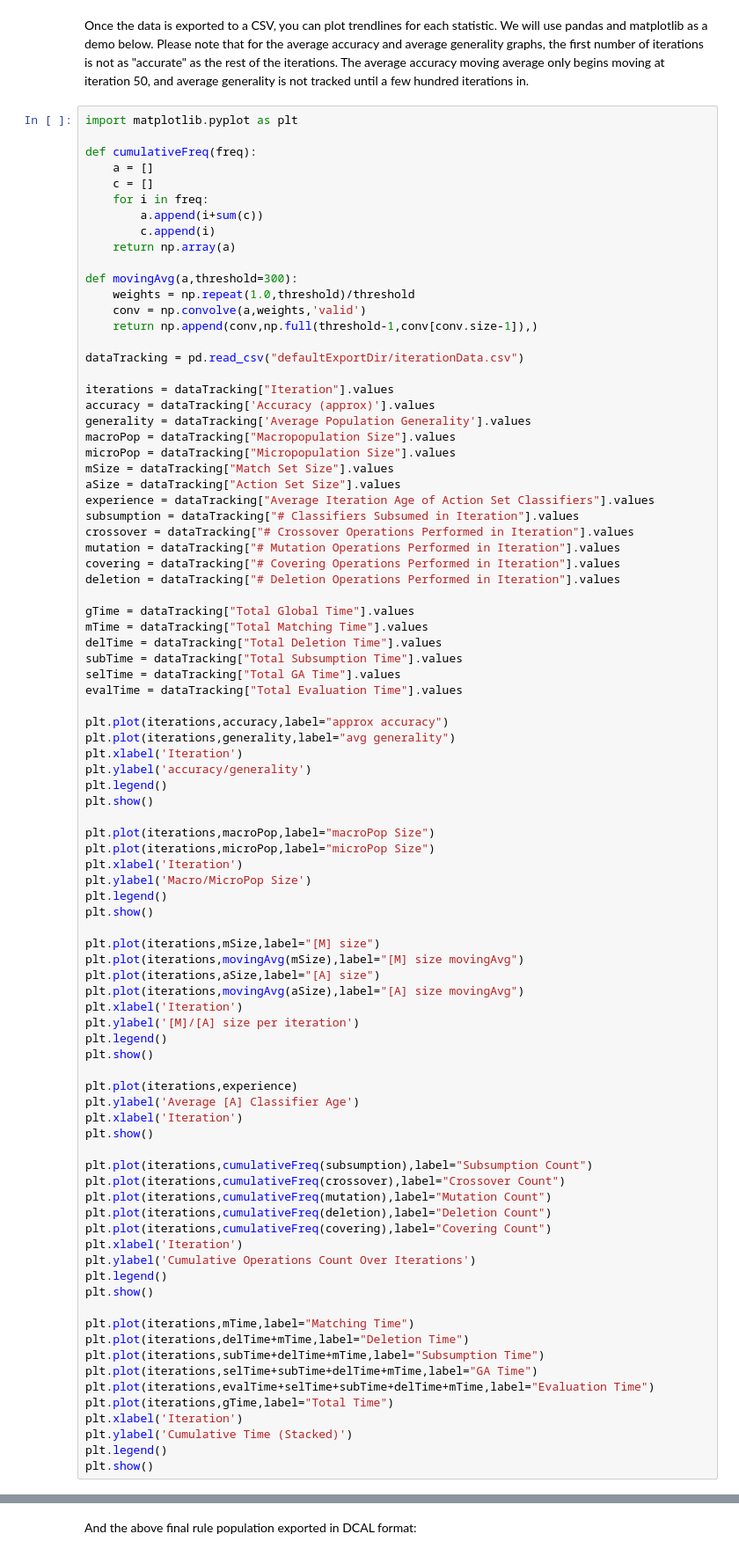
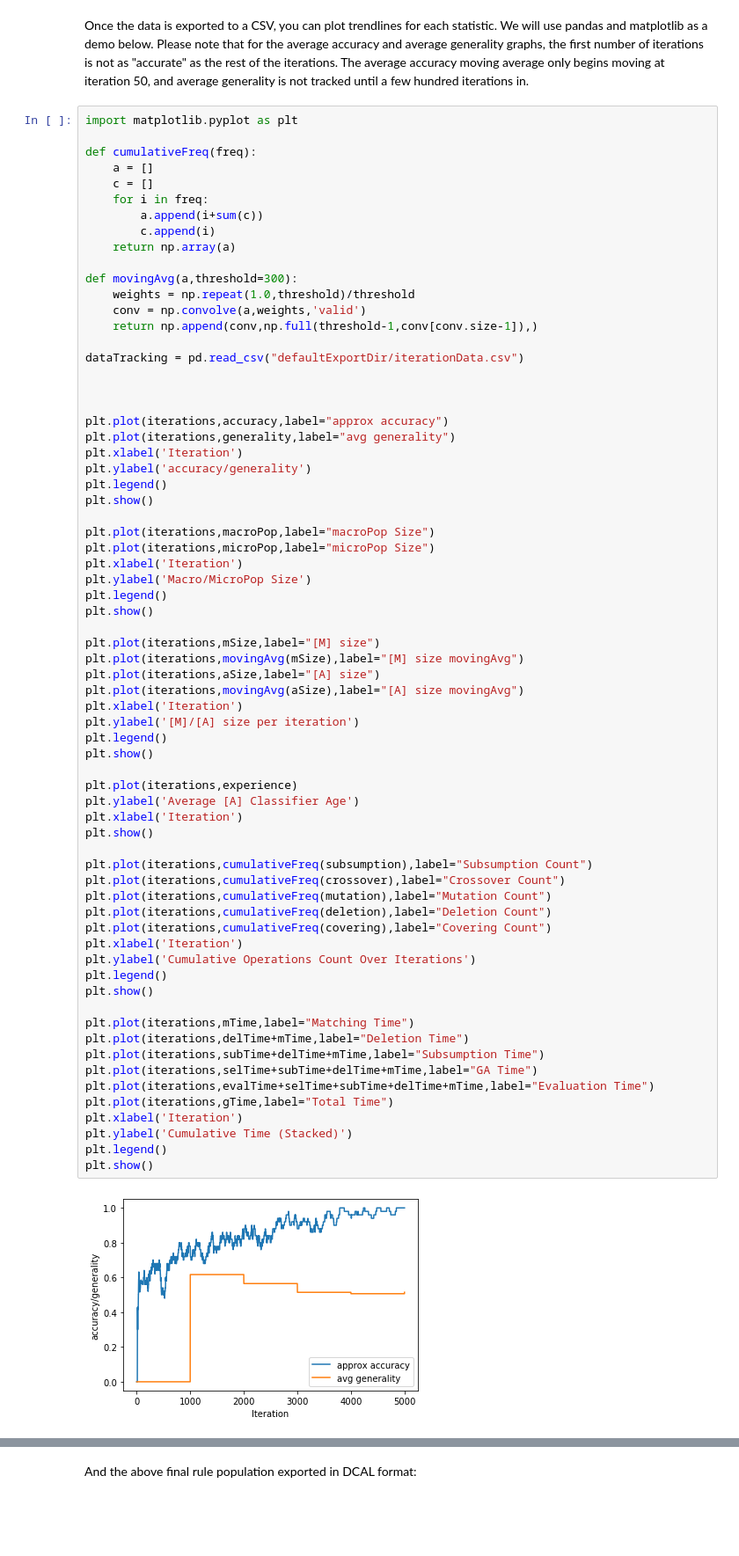
Before and after one commit to markusweis/scikit-XCS, a Jupyter notebook: scikit-XCS User Guide.ipynb, the cells around one changed output, grey strips where cells are left out. Shown: that part at 88% size. Cells and saved outputs as stored; diff of their text form; blank space fills up the shorter version.

```diff
--- a/scikit-XCS User Guide.ipynb
+++ b/scikit-XCS User Guide.ipynb
@@ -581,26 +640,7 @@ def movingAvg(a,threshold=300):
 
 dataTracking = pd.read_csv("defaultExportDir/iterationData.csv")
 
-iterations = dataTracking["Iteration"].values
-accuracy = dataTracking['Accuracy (approx)'].values
-generality = dataTracking['Average Population Generality'].values
-macroPop = dataTracking["Macropopulation Size"].values
-microPop = dataTracking["Micropopulation Size"].values
-mSize = dataTracking["Match Set Size"].values
-aSize = dataTracking["Action Set Size"].values
-experience = dataTracking["Average Iteration Age of Action Set Classifiers"].values
-subsumption = dataTracking["# Classifiers Subsumed in Iteration"].values
-crossover = dataTracking["# Crossover Operations Performed in Iteration"].values
-mutation = dataTracking["# Mutation Operations Performed in Iteration"].values
-covering = dataTracking["# Covering Operations Performed in Iteration"].values
-deletion = dataTracking["# Deletion Operations Performed in Iteration"].values
 
-gTime = dataTracking["Total Global Time"].values
-mTime = dataTracking["Total Matching Time"].values
-delTime = dataTracking["Total Deletion Time"].values
-subTime = dataTracking["Total Subsumption Time"].values
-selTime = dataTracking["Total GA Time"].values
-evalTime = dataTracking["Total Evaluation Time"].values
 
 plt.plot(iterations,accuracy,label="approx accuracy")
 plt.plot(iterations,generality,label="avg generality")
@@ -623,30 +663,32 @@ plt.plot(iterations,movingAvg(aSize),label="[A] size movingAvg")
 plt.xlabel('Iteration')
 plt.ylabel('[M]/[A] size per iteration')
 plt.legend()
 plt.show()
 
 plt.plot(iterations,experience)
 plt.ylabel('Average [A] Classifier Age')
 plt.xlabel('Iteration')
 plt.show()
 
 plt.plot(iterations,cumulativeFreq(subsumption),label="Subsumption Count")
 plt.plot(iterations,cumulativeFreq(crossover),label="Crossover Count")
 plt.plot(iterations,cumulativeFreq(mutation),label="Mutation Count")
 plt.plot(iterations,cumulativeFreq(deletion),label="Deletion Count")
 plt.plot(iterations,cumulativeFreq(covering),label="Covering Count")
 plt.xlabel('Iteration')
 plt.ylabel('Cumulative Operations Count Over Iterations')
 plt.legend()
 plt.show()
 
 plt.plot(iterations,mTime,label="Matching Time")
 plt.plot(iterations,delTime+mTime,label="Deletion Time")
 plt.plot(iterations,subTime+delTime+mTime,label="Subsumption Time")
 plt.plot(iterations,selTime+subTime+delTime+mTime,label="GA Time")
 plt.plot(iterations,evalTime+selTime+subTime+delTime+mTime,label="Evaluation Time")
 plt.plot(iterations,gTime,label="Total Time")
 plt.xlabel('Iteration')
 plt.ylabel('Cumulative Time (Stacked)')
 plt.legend()
 plt.show()
+# %% [output]
+[figure, added]
```
Also changed, not shown: parts of 15 cells of this notebook, 11 other files.
